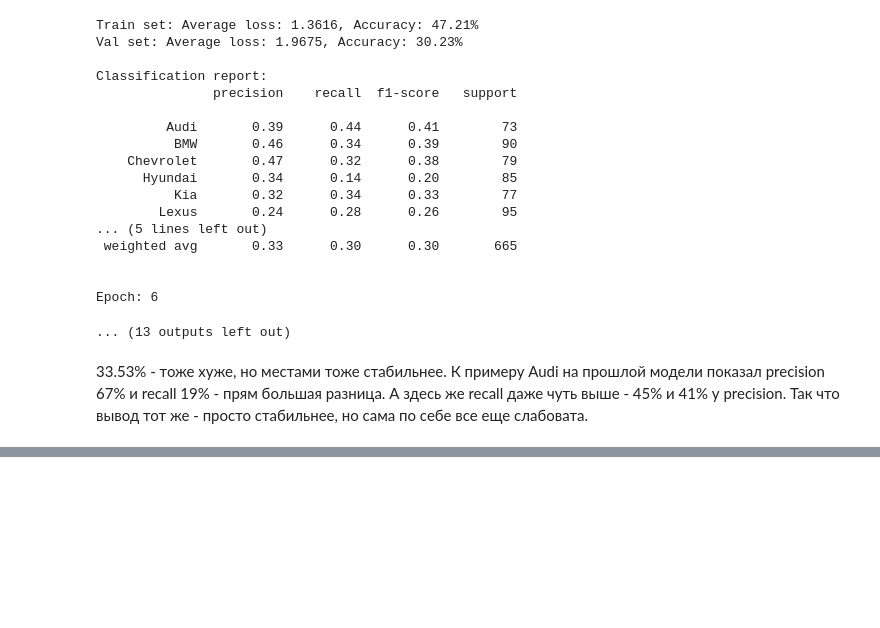
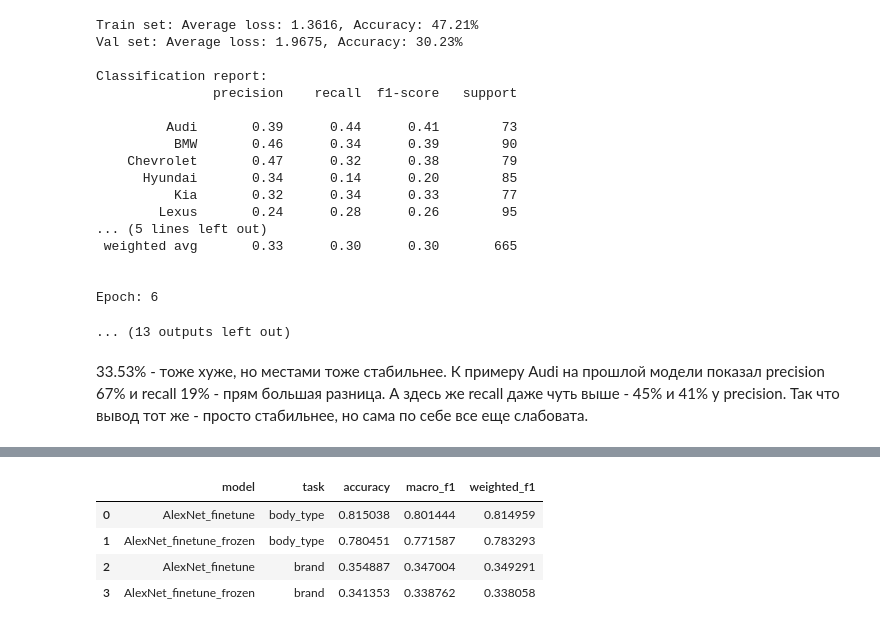
Before and after one commit to burtsev-sa/gp_5_DL, a Jupyter notebook: notebooks/alexnet.ipynb, the cells around one changed output, grey strips where cells are left out. Saved outputs shown, nothing was run; the diff lists cells and outputs as text; code cells hidden in the pictures; blank space fills up the shorter version.

```diff
--- a/notebooks/alexnet.ipynb
+++ b/notebooks/alexnet.ipynb
@@ -806,0 +862,3 @@ Epoch: 6
+# %%
+CFG.wandb = False
+rows = []
@@ -806,0 +867,19 @@ Epoch: 6
+# %%
+CFG.classes = all_body_types
+
+body_type_models = [
+    ['AlexNet_finetune', model_alexnet_bt],
+    ['AlexNet_finetune_frozen', model_alexnet_frozen_bt]
+]
+
+for model_name, model in body_type_models:
+    print(model_name)
+    accuracy, macro_f1, weighted_f1, report = main_kolesa_test(model, test_df_bt)
+
+    rows.append({
+        'model': model_name,
+        'task': 'body_type',
+        'accuracy': accuracy,
+        'macro_f1': macro_f1,
+        'weighted_f1': weighted_f1
+    })
@@ -806,0 +906,20 @@ Epoch: 6
+# %%
+CFG.classes = all_brands
+CFG.test_batch_size = 512
+
+brand_models = [
+    ['AlexNet_finetune', model_alexnet_brand],
+    ['AlexNet_finetune_frozen', model_alexnet_frozen_brand]
+]
+
+for model_name, model in brand_models:
+    print(model_name)
+    accuracy, macro_f1, weighted_f1, report = main_kolesa_test(model, test_df_brand)
+
+    rows.append({
+        'model': model_name,
+        'task': 'brand',
+        'accuracy': accuracy,
+        'macro_f1': macro_f1,
+        'weighted_f1': weighted_f1
+    })
@@ -806,0 +944,9 @@ Epoch: 6
+# %%
+results_alexnet = pd.DataFrame(rows)
+results_alexnet
+# %% [output]
+|  | model | task | accuracy | macro_f1 | weighted_f1 |
+| 0 | AlexNet_finetune | body_type | 0.815038 | 0.801444 | 0.814959 |
+| 1 | AlexNet_finetune_frozen | body_type | 0.780451 | 0.771587 | 0.783293 |
+| 2 | AlexNet_finetune | brand | 0.354887 | 0.347004 | 0.349291 |
+| 3 | AlexNet_finetune_frozen | brand | 0.341353 | 0.338762 | 0.338058 |
```
Also changed, not shown: parts of 13 cells of this notebook, 6 other files.
